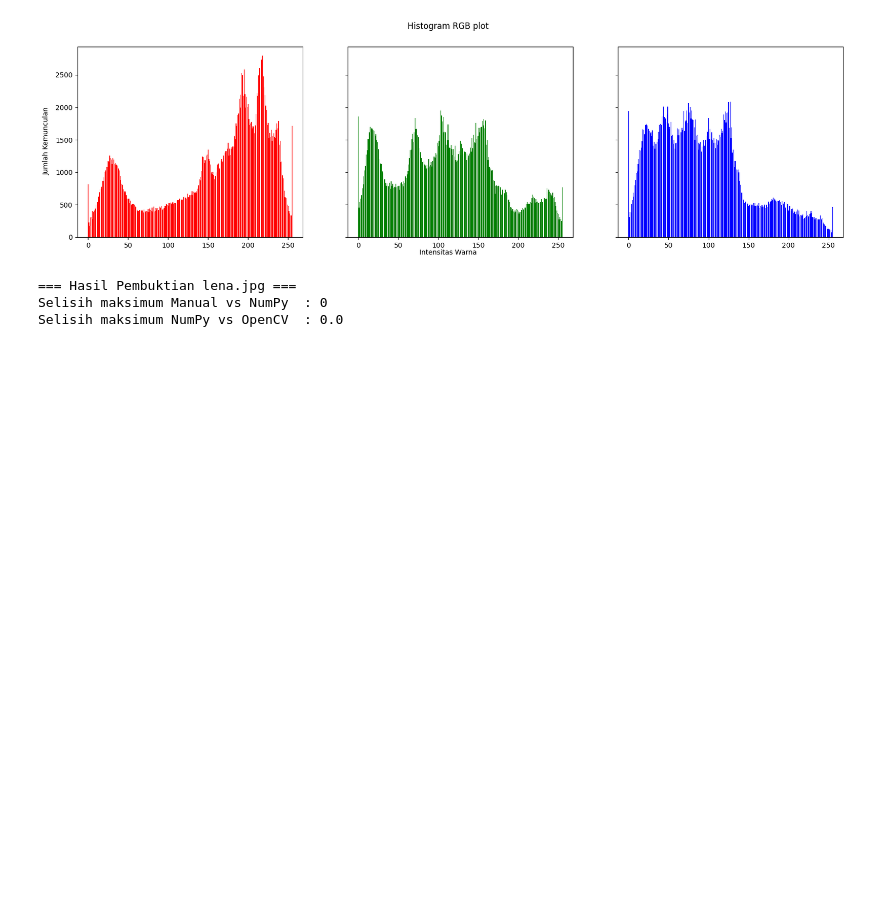
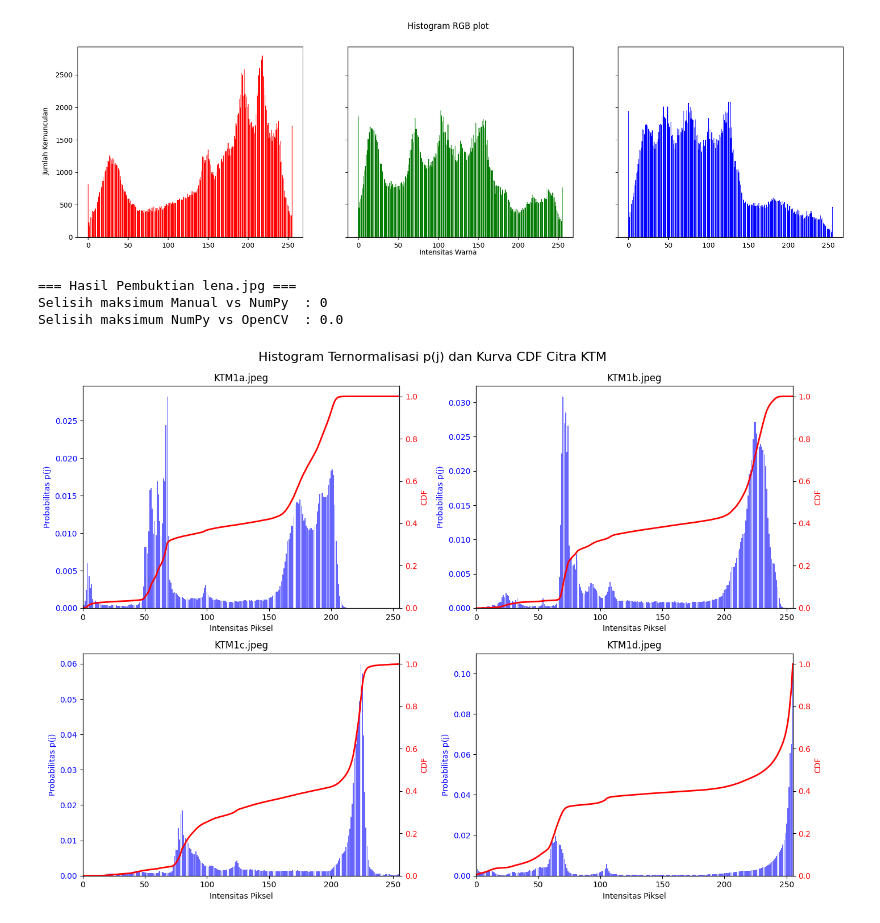
Before and after one commit to muiddd/5thSemester_PCVK, a Jupyter notebook: Week05.ipynb, the cells around one changed output. Saved outputs shown, nothing was run; the diff lists cells and outputs as text; code cells hidden in the pictures; blank space fills up the shorter version.

```diff
--- a/Week05.ipynb
+++ b/Week05.ipynb
@@ -112,3 +112,68 @@ print(f"Selisih maksimum NumPy vs OpenCV  : {diff_np_cv}")
 === Hasil Pembuktian lena.jpg ===
 Selisih maksimum Manual vs NumPy  : 0
 Selisih maksimum NumPy vs OpenCV  : 0.0
+# %%
+import glob
+import os
+
+# Menggunakan * untuk mengambil semua file .jpg atau .jpeg di dalam folder
+path_ktm = '/content/drive/MyDrive/PCVK/KTM/*'
+daftar_file = sorted(glob.glob(path_ktm))
+
+# Pastikan file ditemukan
+if len(daftar_file) == 0:
+    print("Gagal: Tidak ada file gambar yang ditemukan di dalam folder tersebut.")
+else:
+    # Mengambil maksimal 4 file pertama
+    daftar_file = daftar_file[:4]
+
+    # Membuat figure 2x2
+    fig, axs = plt.subplots(2, 2, figsize=(14, 10))
+    fig.suptitle('Histogram Ternormalisasi p(j) dan Kurva CDF Citra KTM', fontsize=16)
+    axs = axs.ravel()
+
+    for i, file_path in enumerate(daftar_file):
+        # Membaca citra
+        img = cv.imread(file_path, cv.IMREAD_GRAYSCALE)
+
+        # Mengambil nama file asli dari path (misal: KTM1a.jpg) untuk judul
+        nama_file = os.path.basename(file_path)
+
+        if img is None:
+            axs[i].text(0.5, 0.5, f"Gagal membaca file:\n{nama_file}", ha='center', va='center')
+            continue
+
+        # 1. Menghitung histogram biasa
+        hist, _ = np.histogram(img.flatten(), bins=256, range=[0, 256])
+
+        # 2. Normalisasi histogram p(j)
+        p_j = hist / img.size
+
+        # 3. Menghitung CDF
+        cdf = p_j.cumsum()
+
+        # Plot Histogram p(j) - Sumbu kiri
+        axs[i].bar(np.arange(256), p_j, color='blue', alpha=0.6, label='p(j)')
+        axs[i].set_xlabel('Intensitas Piksel')
+        axs[i].set_ylabel('Probabilitas p(j)', color='blue')
+        axs[i].tick_params(axis='y', labelcolor='blue')
+
+        # Plot Kurva CDF - Sumbu kanan
+        ax2 = axs[i].twinx()
+        ax2.plot(cdf, color='red', linewidth=2, label='CDF')
+        ax2.set_ylabel('CDF', color='red')
+        ax2.tick_params(axis='y', labelcolor='red')
+
+        axs[i].set_title(nama_file)
+        axs[i].set_xlim([0, 255])
+        ax2.set_ylim([0, 1.05])
+
+    # Jika file yang ditemukan kurang dari 4, kosongkan subplot sisanya
+    for j in range(i + 1, 4):
+        fig.delaxes(axs[j])
+
+    plt.tight_layout()
+    fig.subplots_adjust(top=0.92)
+    plt.show()
+# %% [output]
+[figure, added]
```
Also changed, not shown: parts of 2 cells of this notebook.
